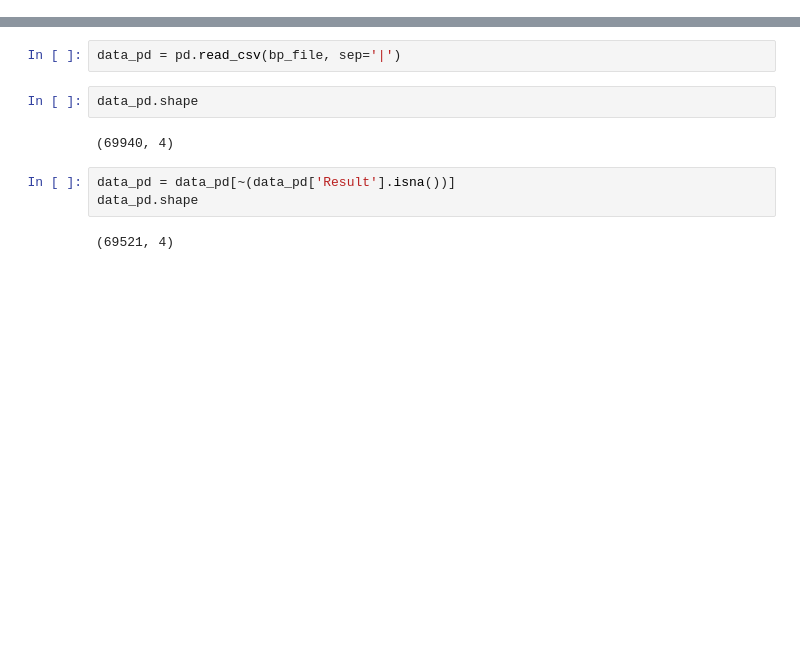
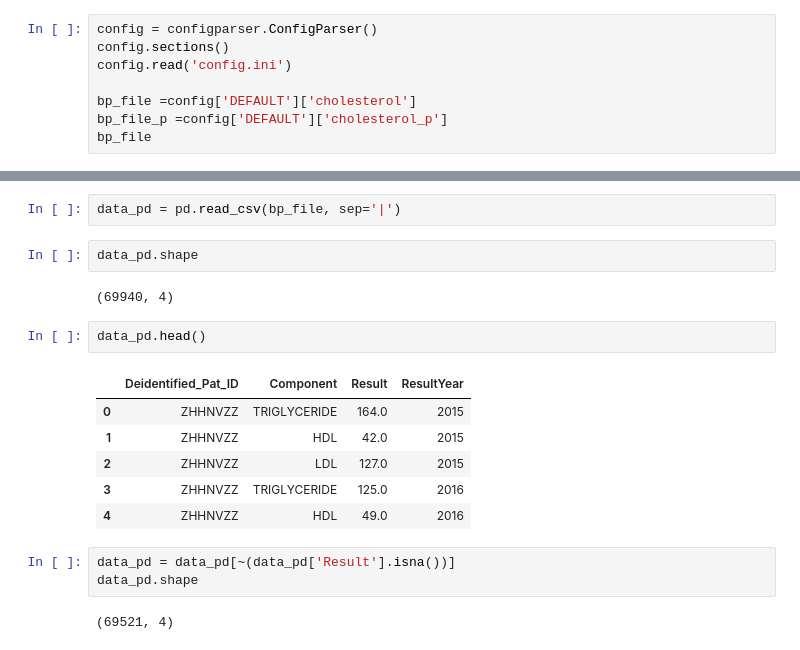
Before and after one commit to mycstar/t2d, a Jupyter notebook: src/cholesterol.ipynb, the cells around one changed output, grey strips where cells are left out. Drawn from its saved outputs; the diff is of its cells as text; blank space fills up the shorter version.

```diff
--- a/src/cholesterol.ipynb
+++ b/src/cholesterol.ipynb
@@ -49,0 +48,8 @@ bp_file_p = '/mnt/volume1/T2D/EMR-data2/Cholesterol.csv'
+# %%
+config = configparser.ConfigParser()
+config.sections()
+config.read('config.ini')
+
+bp_file =config['DEFAULT']['cholesterol']
+bp_file_p =config['DEFAULT']['cholesterol_p']
+bp_file
@@ -53,6 +61,15 @@ data_pd = pd.read_csv(bp_file, sep='|')
 data_pd.shape
 # %% [output]
 (69940, 4)
+# %%
+data_pd.head()
+# %% [output]
+|  | Deidentified_Pat_ID | Component | Result | ResultYear |
+| 0 | ZHHNVZZ | TRIGLYCERIDE | 164.0 | 2015 |
+| 1 | ZHHNVZZ | HDL | 42.0 | 2015 |
+| 2 | ZHHNVZZ | LDL | 127.0 | 2015 |
+| 3 | ZHHNVZZ | TRIGLYCERIDE | 125.0 | 2016 |
+| 4 | ZHHNVZZ | HDL | 49.0 | 2016 |
 # %%
 data_pd = data_pd[~(data_pd['Result'].isna())]
 data_pd.shape
```
Also changed, not shown: parts of 3 cells of this notebook, 10 other files.
